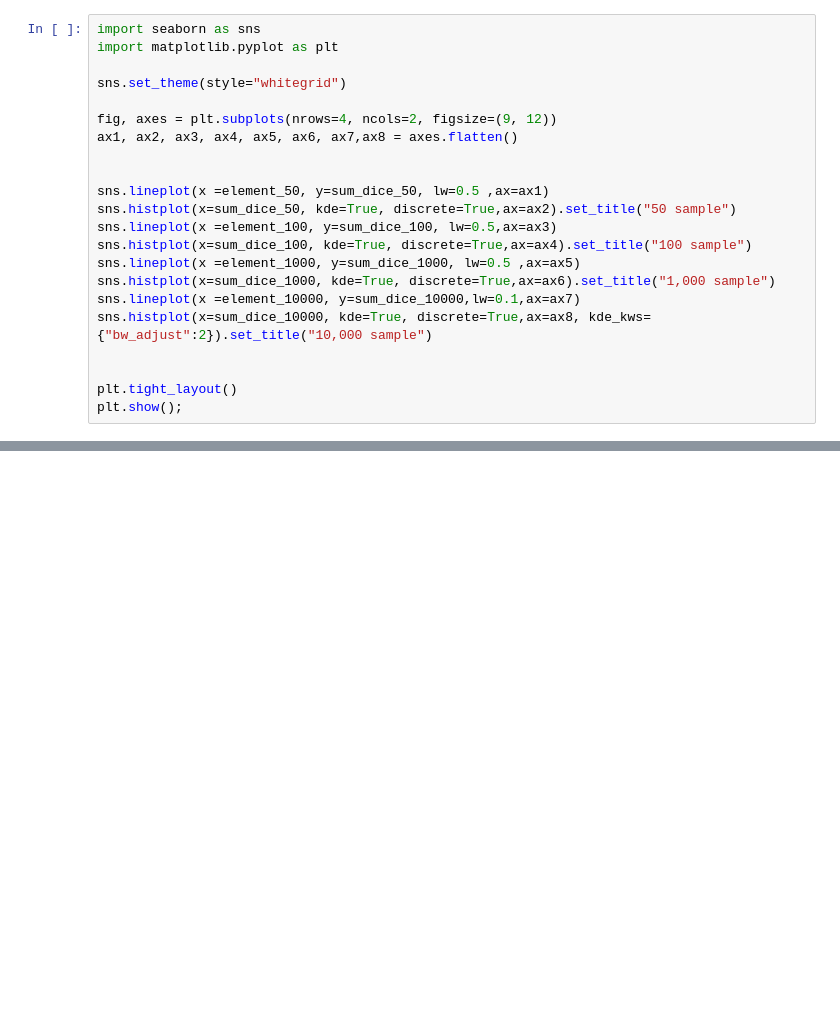
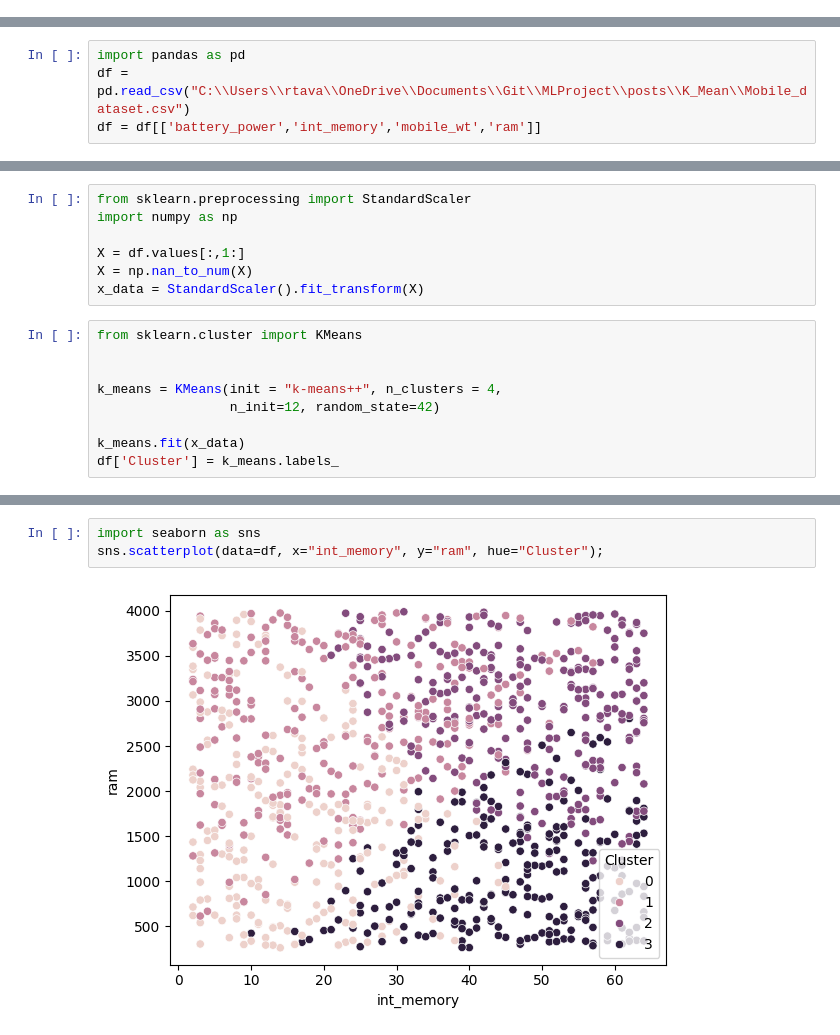
Before and after one commit to rtava/MLProject, a Jupyter notebook: posts/K_Mean/K-Mean.ipynb, the cells around one changed output, grey strips where cells are left out. Cells and saved outputs as stored; diff of their text form; blank space fills up the shorter version.

Commit message:
kmean project

```diff
--- a/posts/K_Mean/K-Mean.ipynb
+++ b/posts/K_Mean/K-Mean.ipynb
@@ -76,22 +12,0 @@ print(prob_10000)
-# %%
-import seaborn as sns
-import matplotlib.pyplot as plt
-
-sns.set_theme(style="whitegrid")
-
-fig, axes = plt.subplots(nrows=4, ncols=2, figsize=(9, 12))
-ax1, ax2, ax3, ax4, ax5, ax6, ax7,ax8 = axes.flatten()
-
-
-sns.lineplot(x =element_50, y=sum_dice_50, lw=0.5 ,ax=ax1)
-sns.histplot(x=sum_dice_50, kde=True, discrete=True,ax=ax2).set_title("50 sample")
-sns.lineplot(x =element_100, y=sum_dice_100, lw=0.5,ax=ax3)
-sns.histplot(x=sum_dice_100, kde=True, discrete=True,ax=ax4).set_title("100 sample")
-sns.lineplot(x =element_1000, y=sum_dice_1000, lw=0.5 ,ax=ax5)
-sns.histplot(x=sum_dice_1000, kde=True, discrete=True,ax=ax6).set_title("1,000 sample")
-sns.lineplot(x =element_10000, y=sum_dice_10000,lw=0.1,ax=ax7)
-sns.histplot(x=sum_dice_10000, kde=True, discrete=True,ax=ax8, kde_kws={"bw_adjust":2}).set_title("10,000 sample")
-
-
-plt.tight_layout()
-plt.show();
@@ -99,0 +25,4 @@ plt.show();
+# %%
+import pandas as pd
+df = pd.read_csv("C:\\Users\\rtava\\OneDrive\\Documents\\Git\\MLProject\\posts\\K_Mean\\Mobile_dataset.csv")
+df = df[['battery_power','int_memory','mobile_wt','ram']]
@@ -99,0 +38,16 @@ plt.show();
+# %%
+from sklearn.preprocessing import StandardScaler
+import numpy as np
+
+X = df.values[:,1:]
+X = np.nan_to_num(X)
+x_data = StandardScaler().fit_transform(X)
+# %%
+from sklearn.cluster import KMeans
+
+
+k_means = KMeans(init = "k-means++", n_clusters = 4,
+                 n_init=12, random_state=42)
+
+k_means.fit(x_data)
+df['Cluster'] = k_means.labels_
@@ -99,0 +76,5 @@ plt.show();
+# %%
+import seaborn as sns
+sns.scatterplot(data=df, x="int_memory", y="ram", hue="Cluster");
+# %% [output]
+[figure, added]
```
Also changed, not shown: parts of 14 cells of this notebook, 11 other files.
